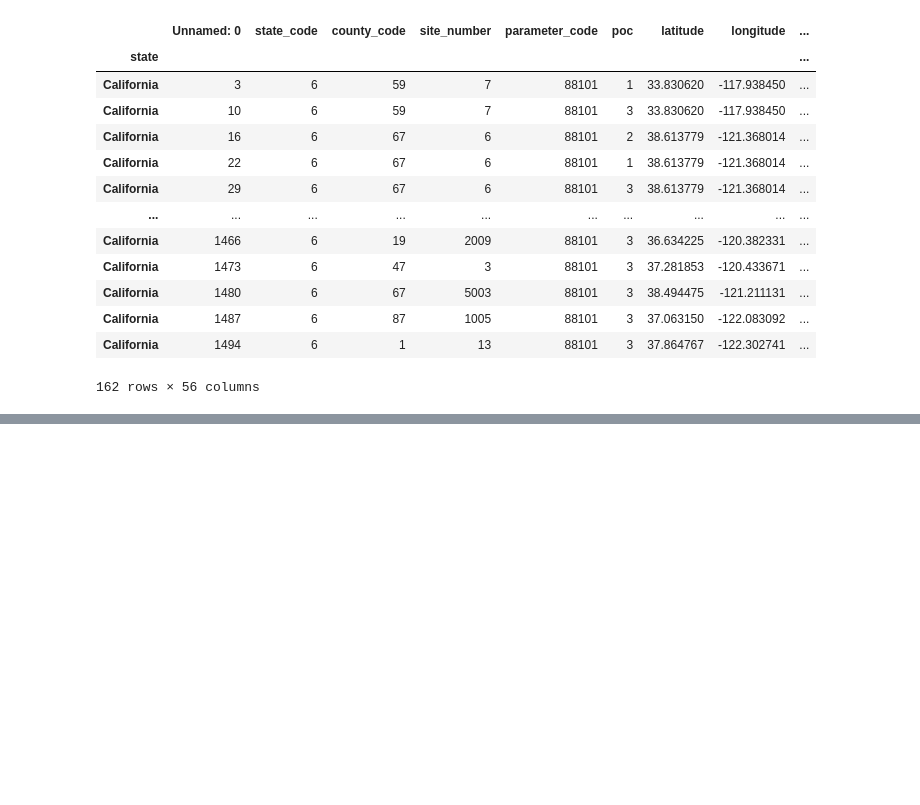
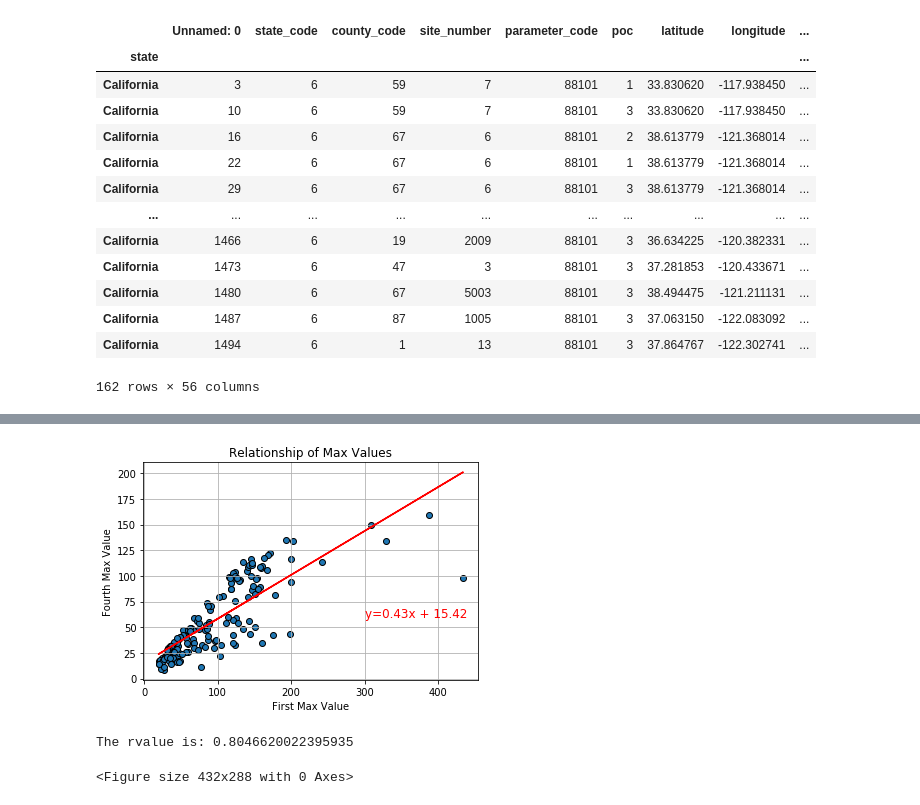
Before and after one commit to JordanJaner/air-quality-analysis, a Jupyter notebook: project.ipynb, the cells around one changed output, grey strips where cells are left out. Saved outputs shown, nothing was run; the diff lists cells and outputs as text; code cells hidden in the pictures; blank space fills up the shorter version.

```diff
--- a/project.ipynb
+++ b/project.ipynb
@@ -110,0 +132,25 @@ cal_df
+# %%
+cal_df = cal_df.dropna(subset = ["first_max_value", "fourth_max_value"])
+
+plt.scatter(cal_df["first_max_value"], cal_df["fourth_max_value"], edgecolors = "black")
+x_axis = cal_df["first_max_value"]
+y_axis = cal_df["fourth_max_value"]
+plt.xlabel("First Max Value")
+plt.ylabel("Fourth Max Value")
+plt.title("Relationship of Max Values")
+(slope, intercept, rvalue, pvalue, stderr) = linregress(x_axis,y_axis)
+regress_value = x_axis * slope + intercept
+plt.plot(x_axis, regress_value,"r-")
+line_eq = f"y={round(slope,2)}x + {round(intercept,2)}"
+plt.annotate(line_eq,(300,60),fontsize=12,color="red")
+plt.grid()
+plt.show()
+print (f"The rvalue is: {rvalue}")
+
+plt.savefig("Relationship_of_Values.png")
+
+# Represents the correlation between the first and fourth reported max values of each site.
+# %% [output]
+[figure, added]
+The rvalue is: 0.8046620022395935
+<Figure size 432x288 with 0 Axes>
```
Also changed, not shown: parts of 3 cells of this notebook, 3 other files.
